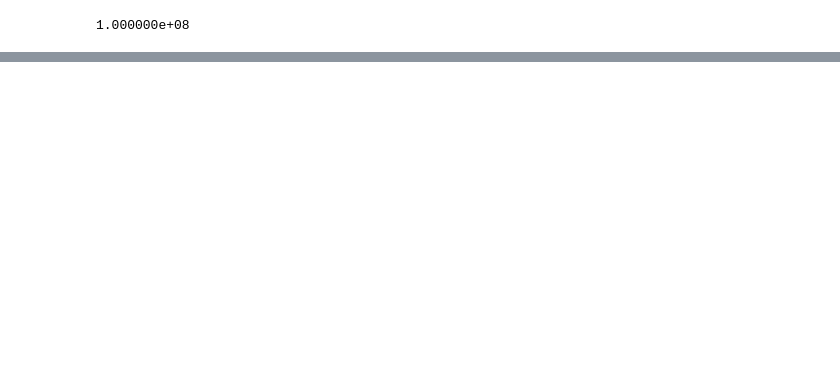
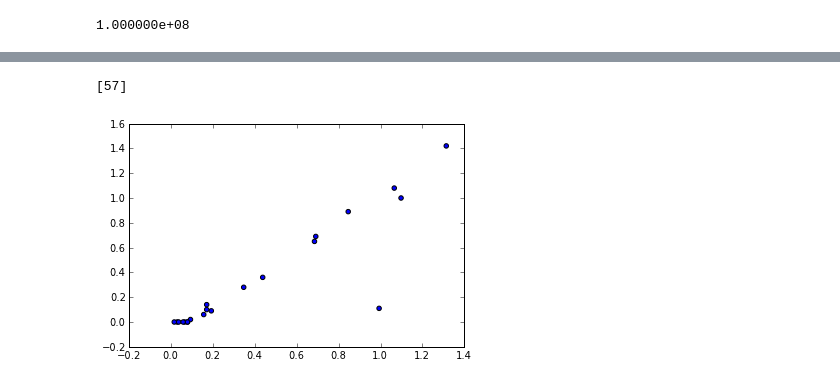
Before and after one commit to schwancr/exchange, a Jupyter notebook: data/data.ipynb, the cells around one changed output, grey strips where cells are left out. Cells and saved outputs as stored; diff of their text form; code cells hidden in the pictures; blank space fills up the shorter version.

```diff
--- a/data/data.ipynb
+++ b/data/data.ipynb
@@ -128,0 +181,6 @@ print '%e'%fpop.RATE_CONSTANTS_INTERP['gln']
+# %%
+scatter(res_sasa[rids - 1], sasa / 100.)
+print rids[np.where(np.abs(res_sasa[rids - 1] - sasa / 100.) > 0.2)]
+# %% [output]
+[57]
+[figure, added]
```
Also changed, not shown: parts of 16 cells of this notebook, 9 other files.
